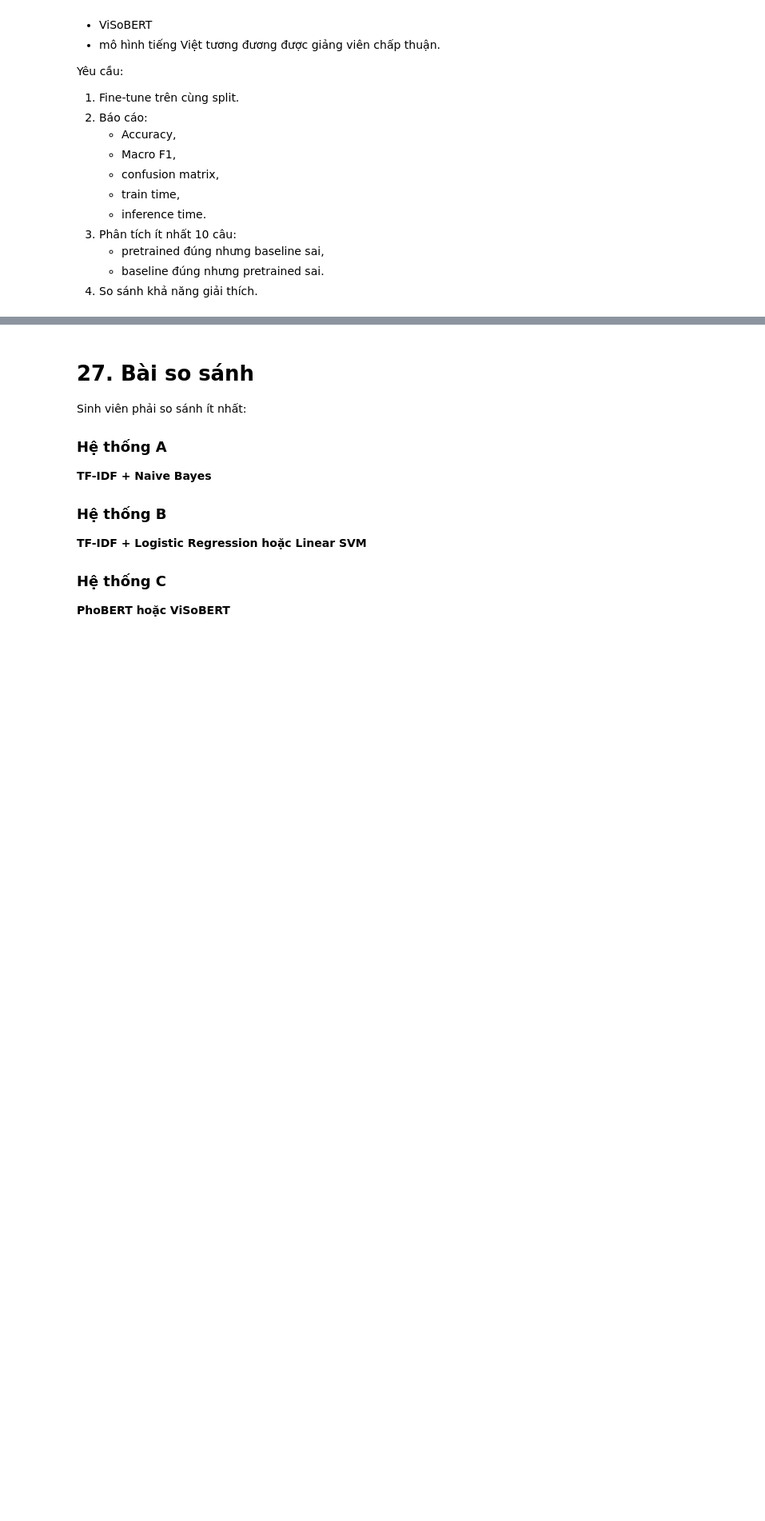
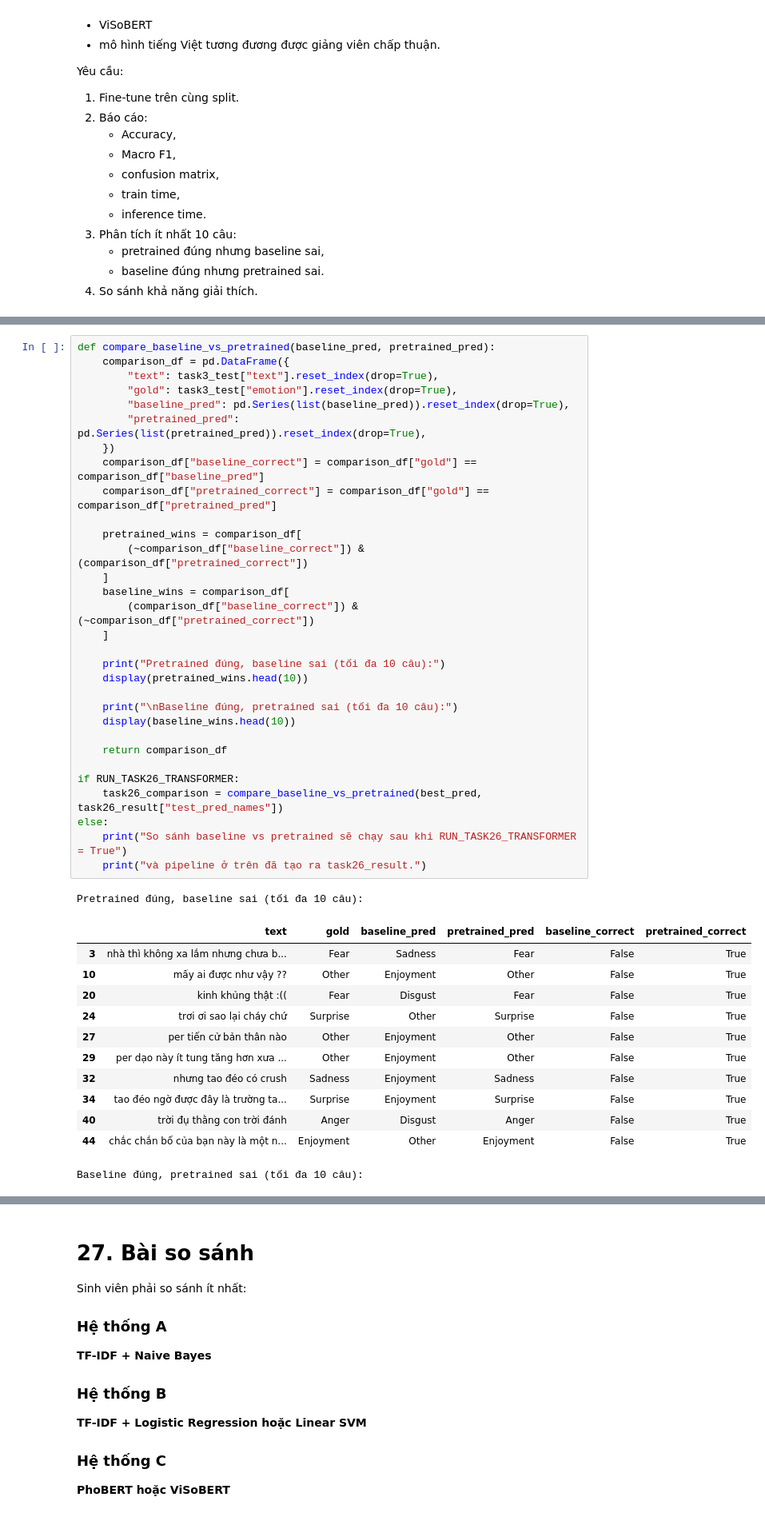
Before and after one commit to Van1912/NLP, a Jupyter notebook: Chap3Text_Classification_Sentiment.ipynb, the cells around one changed output, grey strips where cells are left out. Shown at 80% size. Cells and saved outputs as stored; diff of their text form; blank space fills up the shorter version.

```diff
--- a/Chap3Text_Classification_Sentiment.ipynb
+++ b/Chap3Text_Classification_Sentiment.ipynb
@@ -5481,0 +6104,45 @@ Yêu cầu:
+# %%
+def compare_baseline_vs_pretrained(baseline_pred, pretrained_pred):
+    comparison_df = pd.DataFrame({
+        "text": task3_test["text"].reset_index(drop=True),
+        "gold": task3_test["emotion"].reset_index(drop=True),
+        "baseline_pred": pd.Series(list(baseline_pred)).reset_index(drop=True),
+        "pretrained_pred": pd.Series(list(pretrained_pred)).reset_index(drop=True),
+    })
+    comparison_df["baseline_correct"] = comparison_df["gold"] == comparison_df["baseline_pred"]
+    comparison_df["pretrained_correct"] = comparison_df["gold"] == comparison_df["pretrained_pred"]
+
+    pretrained_wins = comparison_df[
+        (~comparison_df["baseline_correct"]) & (comparison_df["pretrained_correct"])
+    ]
+    baseline_wins = comparison_df[
+        (comparison_df["baseline_correct"]) & (~comparison_df["pretrained_correct"])
+    ]
+
+    print("Pretrained đúng, baseline sai (tối đa 10 câu):")
+    display(pretrained_wins.head(10))
+
+    print("\nBaseline đúng, pretrained sai (tối đa 10 câu):")
+    display(baseline_wins.head(10))
+
+    return comparison_df
+
+if RUN_TASK26_TRANSFORMER:
+    task26_comparison = compare_baseline_vs_pretrained(best_pred, task26_result["test_pred_names"])
+else:
+    print("So sánh baseline vs pretrained sẽ chạy sau khi RUN_TASK26_TRANSFORMER = True")
+    print("và pipeline ở trên đã tạo ra task26_result.")
+# %% [output]
+Pretrained đúng, baseline sai (tối đa 10 câu):
+|  | text | gold | baseline_pred | pretrained_pred | baseline_correct | pretrained_correct |
+| 3 | nhà thì không xa lắm nhưng chưa b... | Fear | Sadness | Fear | False | True |
+| 10 | mấy ai được như vậy ?? | Other | Enjoyment | Other | False | True |
+| 20 | kinh khủng thật :(( | Fear | Disgust | Fear | False | True |
+| 24 | trơi ơi sao lại cháy chứ | Surprise | Other | Surprise | False | True |
+| 27 | per tiến cử bản thân nào | Other | Enjoyment | Other | False | True |
+| 29 | per dạo này ít tung tăng hơn xưa ... | Other | Enjoyment | Other | False | True |
+| 32 | nhưng tao đéo có crush | Sadness | Enjoyment | Sadness | False | True |
+| 34 | tao đéo ngờ được đây là trường ta... | Surprise | Enjoyment | Surprise | False | True |
+| 40 | trời đụ thằng con trời đánh | Anger | Disgust | Anger | False | True |
+| 44 | chắc chắn bố của bạn này là một n... | Enjoyment | Other | Enjoyment | False | True |
+Baseline đúng, pretrained sai (tối đa 10 câu):
```
Also changed, not shown: parts of 42 cells of this notebook.
